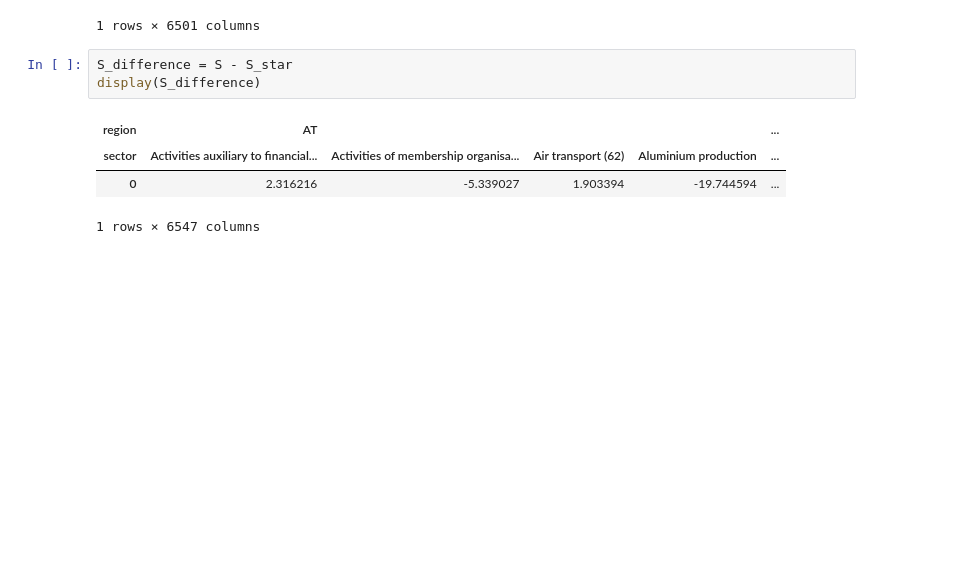
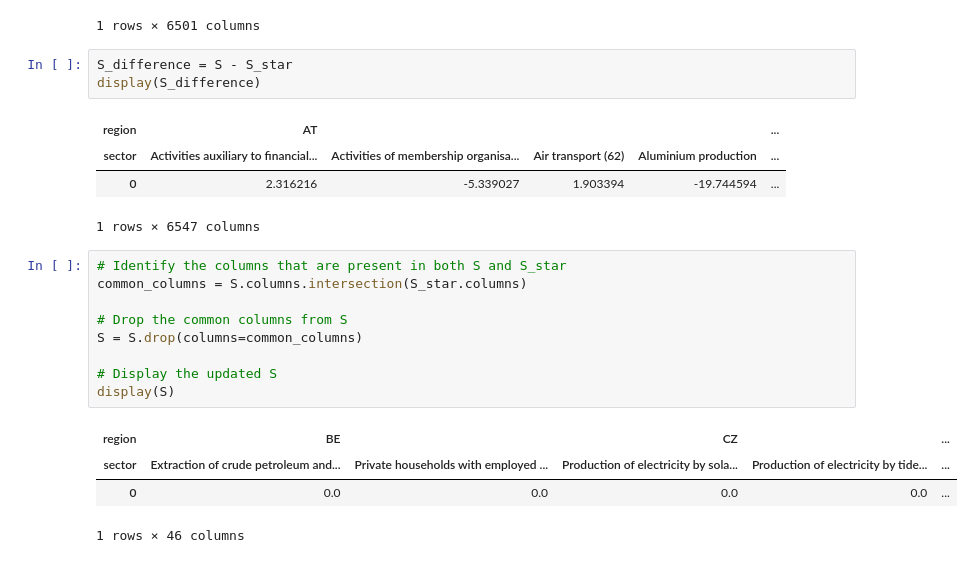
Before and after one commit to MathiasAlten/Input-Output, a Jupyter notebook: code/X_star.ipynb, the cells around one changed output. Cells and saved outputs as stored; diff of their text form; blank space fills up the shorter version.

```diff
--- a/code/X_star.ipynb
+++ b/code/X_star.ipynb
@@ -520,3 +510,17 @@ display(S_difference)
 | sector | Activities auxiliary to financial... | Activities of membership organisa... | Air transport (62) | Aluminium production | ... |
 | 0 | 2.316216 | -5.339027 | 1.903394 | -19.744594 | ... |
 1 rows × 6547 columns
+# %%
+# Identify the columns that are present in both S and S_star
+common_columns = S.columns.intersection(S_star.columns)
+
+# Drop the common columns from S
+S = S.drop(columns=common_columns)
+
+# Display the updated S
+display(S)
+# %% [output]
+| region | BE |  | CZ |  | ... |
+| sector | Extraction of crude petroleum and... | Private households with employed ... | Production of electricity by sola... | Production of electricity by tide... | ... |
+| 0 | 0.0 | 0.0 | 0.0 | 0.0 | ... |
+1 rows × 46 columns
```
Also changed, not shown: parts of 1 cell of this notebook.
